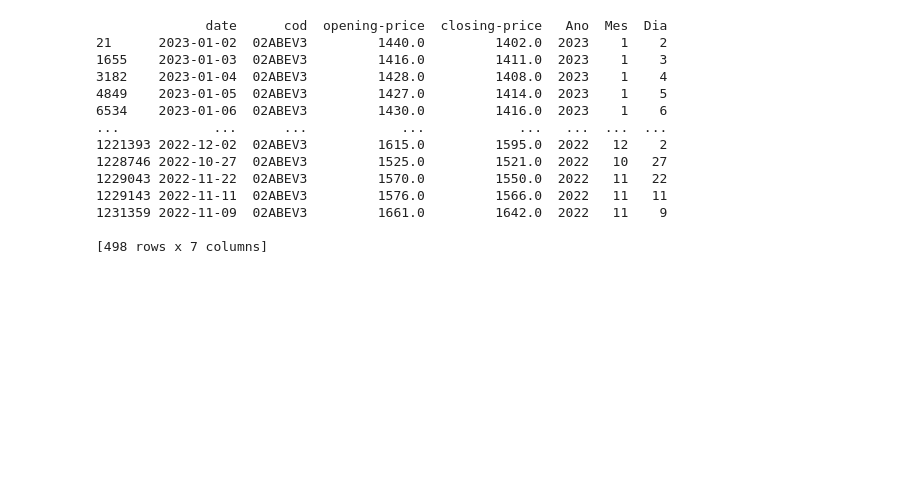
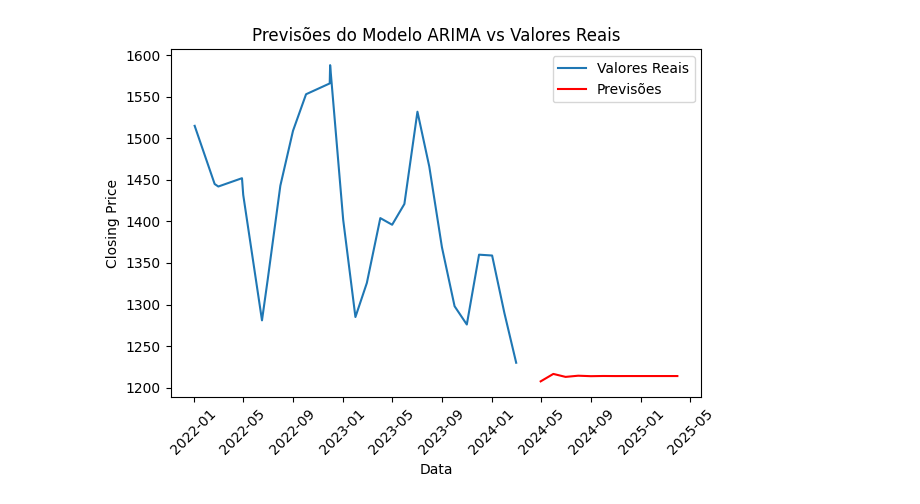
Before and after one commit to fdemarque/academico-datascience, a Jupyter notebook: atividade-reg-logistica/reg-log.ipynb, the cells around one changed output. Cells and saved outputs as stored; diff of their text form; code cells hidden in the pictures; blank space fills up the shorter version.

```diff
--- a/atividade-reg-logistica/reg-log.ipynb
+++ b/atividade-reg-logistica/reg-log.ipynb
@@ -22,6 +28,3 @@ ABEV3_df24 = df24[df24['cod'].str.endswith('ABEV3')]
-# %%
-# unificando dataframes
-df = pd.concat([ABEV3_df22, ABEV3_df23])
 # %%
 # lendo valores
 df.head(20)
@@ -44,25 +47,33 @@ print(df)
-# %%
-# formatando as datas
-df['date'] = pd.to_datetime(df['date'], format='%Y%m%d')
-
-# separando e extraindo ano, mês e dia
-df['Ano'] = df['date'].dt.year
-df['Mes'] = df['date'].dt.month
-df['Dia'] = df['date'].dt.day
-
-print(df)
-# %% [output]
-              date      cod  opening-price  closing-price   Ano  Mes  Dia
-21      2023-01-02  02ABEV3         1440.0         1402.0  2023    1    2
-1655    2023-01-03  02ABEV3         1416.0         1411.0  2023    1    3
-3182    2023-01-04  02ABEV3         1428.0         1408.0  2023    1    4
-4849    2023-01-05  02ABEV3         1427.0         1414.0  2023    1    5
-6534    2023-01-06  02ABEV3         1430.0         1416.0  2023    1    6
-...            ...      ...            ...            ...   ...  ...  ...
-1221393 2022-12-02  02ABEV3         1615.0         1595.0  2022   12    2
-1228746 2022-10-27  02ABEV3         1525.0         1521.0  2022   10   27
-1229043 2022-11-22  02ABEV3         1570.0         1550.0  2022   11   22
-1229143 2022-11-11  02ABEV3         1576.0         1566.0  2022   11   11
-1231359 2022-11-09  02ABEV3         1661.0         1642.0  2022   11    9
-
-[498 rows x 7 columns]
+# %%
+# Convertendo a coluna 'date' para o formato de data correto
+df['date'] = pd.to_datetime(df['date'], format='%Y%m%d')
+
+# Obtendo os índices dos primeiros valores não nulos de cada mês
+indices = df.groupby([df['date'].dt.year, df['date'].dt.month])['date'].apply(lambda x: x.first_valid_index())
+
+# Filtrando o DataFrame com base nos índices obtidos
+df_filtered = df.loc[indices].reset_index(drop=True)
+# %%
+# Ajustando o modelo ARIMA aos dados filtrados
+model_filtered = ARIMA(df_filtered['closing-price'], order=(1, 1, 1))  # Definindo a ordem do modelo ARIMA (p=1, d=1, q=1)
+model_fit_filtered = model_filtered.fit()
+
+# Gerando previsões com o modelo ajustado para os próximos 12 meses
+forecast_steps = 12
+predictions_filtered = model_fit_filtered.forecast(steps=forecast_steps)
+
+# Criando o eixo X com as datas das previsões
+forecast_dates = pd.date_range(start=df_filtered['date'].iloc[-1] + pd.DateOffset(months=1), periods=forecast_steps, freq='M')
+
+# Plotando o gráfico com as previsões
+plt.plot(df_filtered['date'], df_filtered['closing-price'], label='Valores Reais')
+plt.plot(forecast_dates, predictions_filtered, label='Previsões', color='red')
+plt.xlabel('Data')
+plt.ylabel('Closing Price')
+plt.title('Previsões do Modelo ARIMA vs Valores Reais')
+plt.legend()
+plt.xticks(rotation=45)
+plt.tight_layout()
+plt.show()
+# %% [output]
+[figure, added]
```
Also changed, not shown: parts of 5 cells of this notebook.
